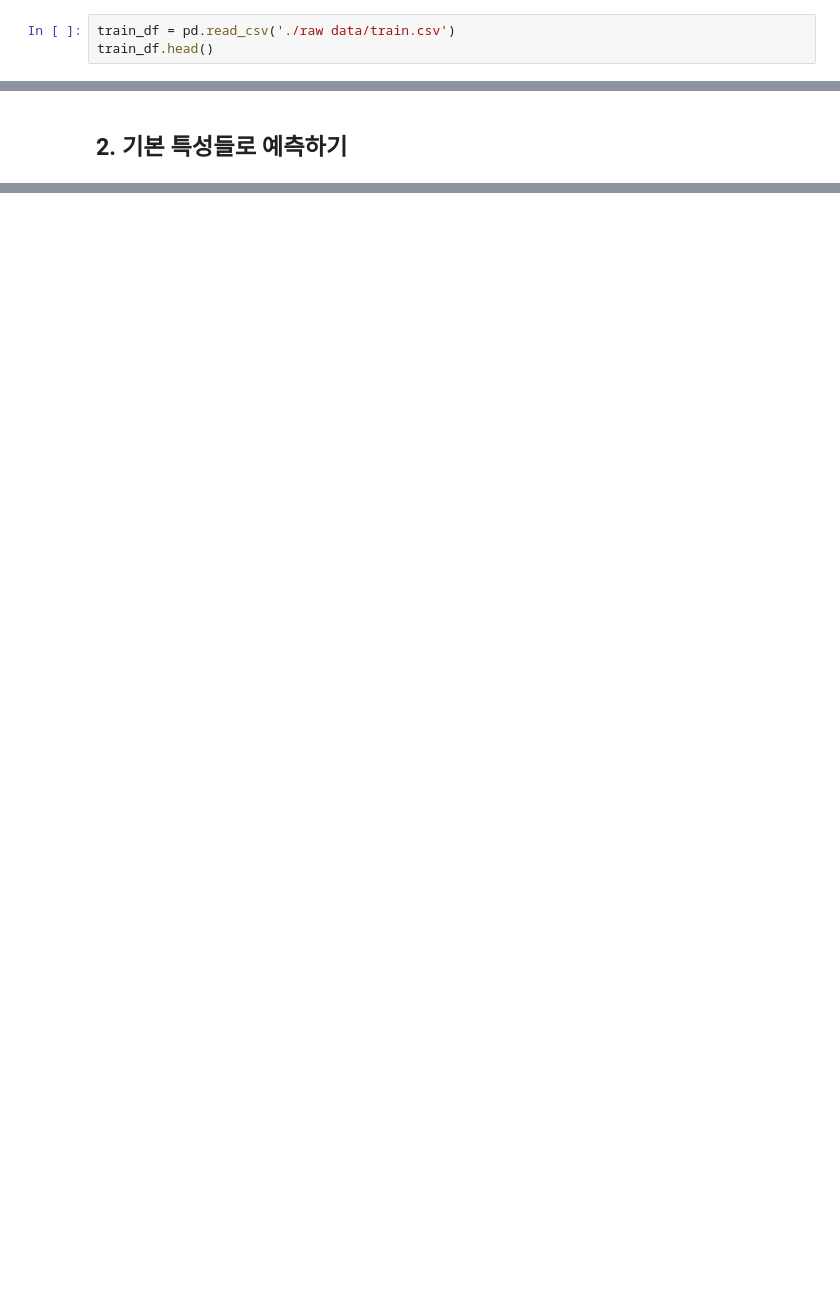
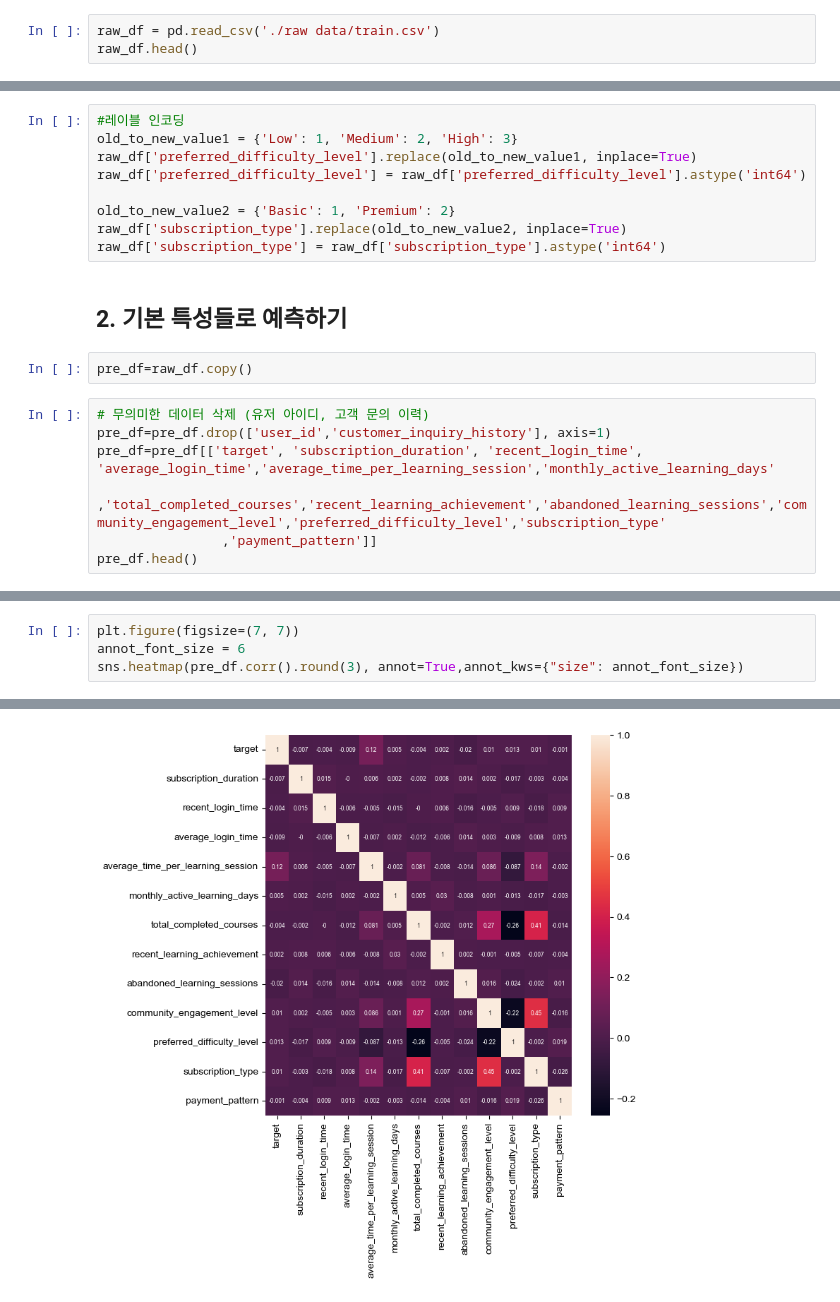
Before and after one commit to sooohyeonkim/learning_user_predict, a Jupyter notebook: learning_user_predict.ipynb, the cells around one changed output, grey strips where cells are left out. Saved outputs shown, nothing was run; the diff lists cells and outputs as text; blank space fills up the shorter version.

```diff
--- a/learning_user_predict.ipynb
+++ b/learning_user_predict.ipynb
@@ -33,8 +50,8 @@ import pandas as pd
 2. 지도 학습 / 이진 분류 / 다중 분류
 </code>
 # %%
-train_df = pd.read_csv('./raw data/train.csv')
-train_df.head()
+raw_df = pd.read_csv('./raw data/train.csv')
+raw_df.head()
 # %% [output]
 |  | user_id | subscription_duration | recent_login_time | average_login_time | average_time_per_learning_session | ... |
 | 0 | b919c29d | 13 | 14 | 14.946163 | 8.427187 | ... |
@@ -76,2 +109,20 @@ print(train_df['subscription_type'].unique())
+# %%
+#레이블 인코딩
+old_to_new_value1 = {'Low': 1, 'Medium': 2, 'High': 3}
+raw_df['preferred_difficulty_level'].replace(old_to_new_value1, inplace=True)
+raw_df['preferred_difficulty_level'] = raw_df['preferred_difficulty_level'].astype('int64')
+
+old_to_new_value2 = {'Basic': 1, 'Premium': 2}
+raw_df['subscription_type'].replace(old_to_new_value2, inplace=True)
+raw_df['subscription_type'] = raw_df['subscription_type'].astype('int64')
 # %% [markdown]
 ## 2. 기본 특성들로 예측하기
+# %%
+pre_df=raw_df.copy()
+# %%
+# 무의미한 데이터 삭제 (유저 아이디, 고객 문의 이력)
+pre_df=pre_df.drop(['user_id','customer_inquiry_history'], axis=1)
+pre_df=pre_df[['target', 'subscription_duration', 'recent_login_time', 'average_login_time','average_time_per_learning_session','monthly_active_learning_days'
+                 ,'total_completed_courses','recent_learning_achievement','abandoned_learning_sessions','community_engagement_level','preferred_difficulty_level','subscription_type'
+                ,'payment_pattern']]
+pre_df.head()
@@ -77,0 +154,5 @@ print(train_df['subscription_type'].unique())
+# %%
+plt.figure(figsize=(7, 7))
+annot_font_size = 6
+sns.heatmap(pre_df.corr().round(3), annot=True,annot_kws={"size": annot_font_size})
+# %% [output]
@@ -77,0 +160 @@ print(train_df['subscription_type'].unique())
+[figure, added]
```
Also changed, not shown: parts of 20 cells of this notebook.
